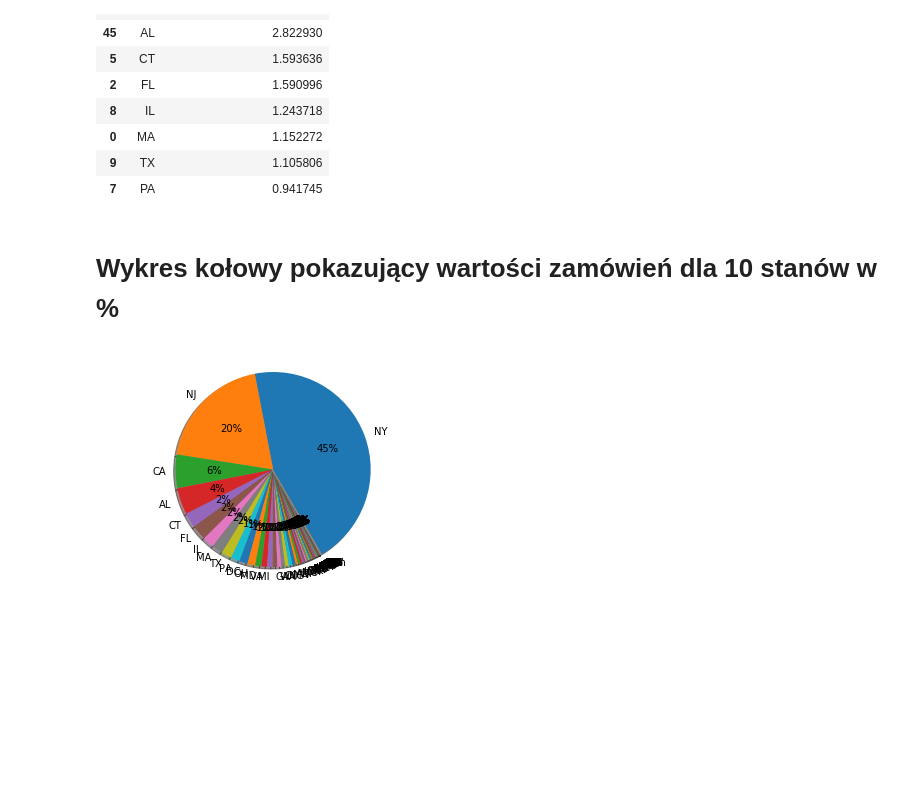
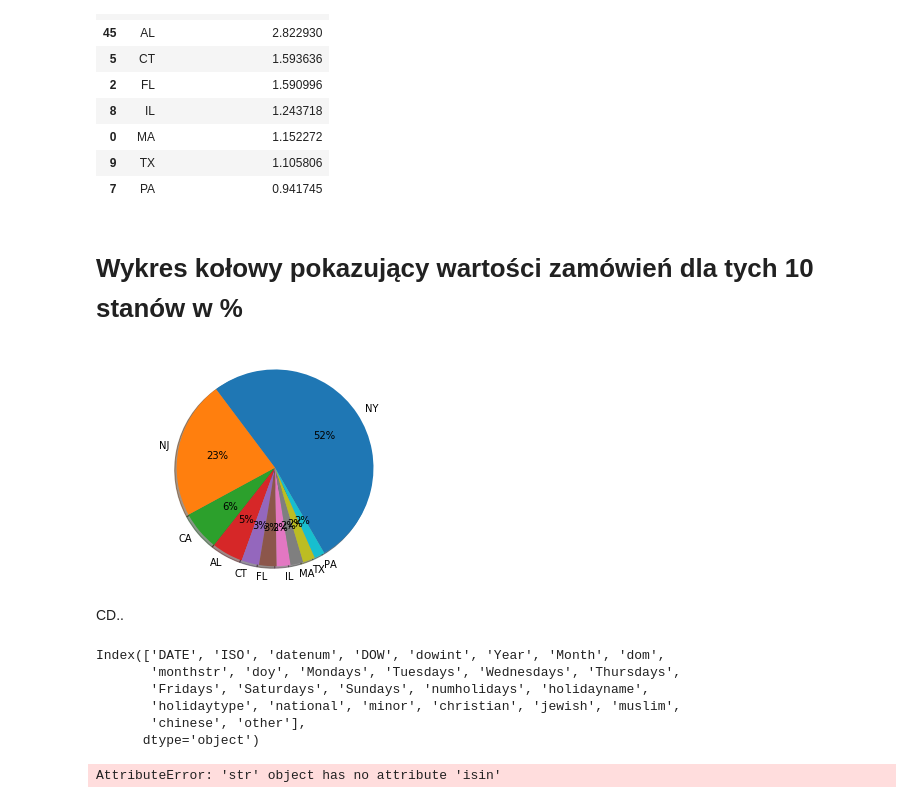
Before and after one commit to Julitt/ZarzadzanieInformacjaJupyter, a Jupyter notebook: projekt.ipynb, the cells around one changed output. Cells and saved outputs as stored; diff of their text form; code cells hidden in the pictures; blank space fills up the shorter version.

Commit message:
Diagram

```diff
--- a/projekt.ipynb
+++ b/projekt.ipynb
@@ -161,17 +161,33 @@ top10Revenues
 | 9 | TX | 1.105806 |
 | 7 | PA | 0.941745 |
 # %% [markdown]
-# Wykres kołowy pokazujący wartości zamówień dla 10 stanów w %
+# Wykres kołowy pokazujący wartości zamówień dla tych 10 stanów w %
 # %%
-# Dane do wykresu
-labels = wartosci_zamowien()['stan']
-values = wartosci_zamowien()['wartosc zamowien w mln $']
-
-# Wykres
+labels = top10Revenues['stan']
+values = top10Revenues['wartosc zamowien w mln $']
 plt.pie(values, labels=labels,
         autopct='%1.0f%%', shadow=True, startangle=300)
 
 plt.axis('equal')
 plt.show()
 # %% [output]
-[figure, old version]
+[figure, new version]
+# %% [markdown]
+CD..
+# %%
+calendar.columns
+# %% [output]
+Index(['DATE', 'ISO', 'datenum', 'DOW', 'dowint', 'Year', 'Month', 'dom',
+       'monthstr', 'doy', 'Mondays', 'Tuesdays', 'Wednesdays', 'Thursdays',
+       'Fridays', 'Saturdays', 'Sundays', 'numholidays', 'holidayname',
+       'holidaytype', 'national', 'minor', 'christian', 'jewish', 'muslim',
+       'chinese', 'other'],
+      dtype='object')
+# %%
+lata90 = calendar[(calendar.Year // 10 == 199)]
+ordersFrom90 = []
+for order in orders.orderdate:
+    if order.isin(lata90.DATE):
+        ordersFrom90.append(order)
+# %% [output]
+AttributeError: 'str' object has no attribute 'isin'
```
Also changed, not shown: parts of 2 cells of this notebook, 1 other file.
